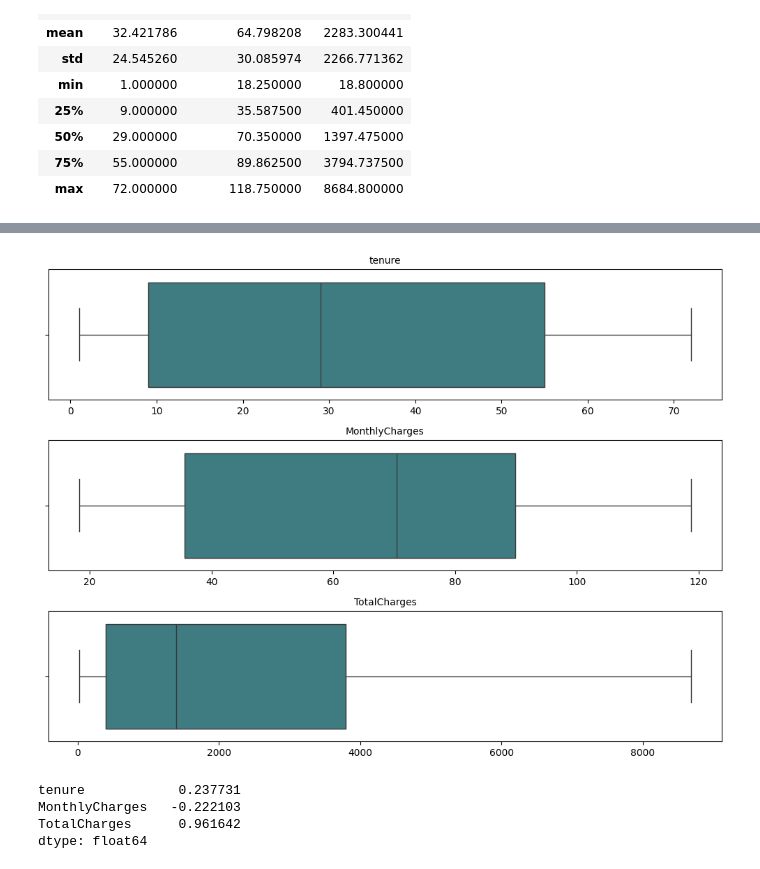
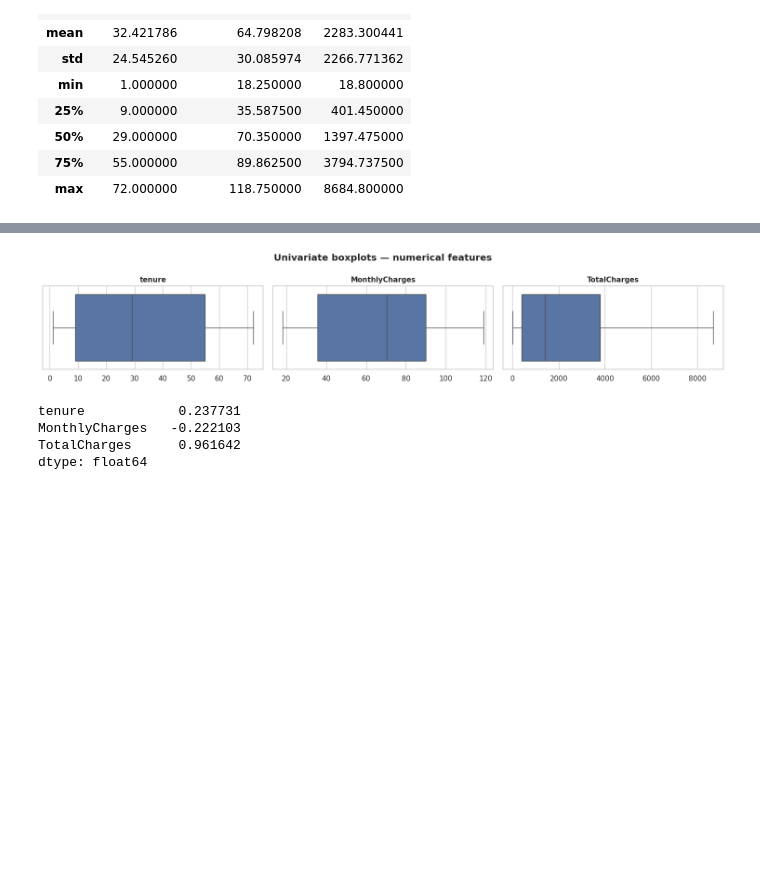
Before and after one commit to vinicius-goulart/health-churn-analysis, a Jupyter notebook: notebooks/01_eda.ipynb, the cells around one changed output, grey strips where cells are left out. Cells and saved outputs as stored; diff of their text form; code cells hidden in the pictures; blank space fills up the shorter version.

```diff
--- a/notebooks/01_eda.ipynb
+++ b/notebooks/01_eda.ipynb
@@ -12,4 +32,16 @@ df.head()
 | 3 | 7795-CFOCW | Male | 0 | No | No | 45 | No | No phone service | ... |
 | 4 | 9237-HQITU | Female | 0 | No | No | 2 | Yes | No | ... |
 5 rows × 21 columns
+# %%
+import matplotlib.pyplot as plt
+import matplotlib.ticker as mtick
+import seaborn as sns
+
+# Global plot style
+sns.set_theme(style="whitegrid")
+plt.rcParams["figure.dpi"] = 100
+plt.rcParams["axes.titleweight"] = "bold"
+
+# Consistent palette for churn comparisons (No -> blue, Yes -> orange)
+CHURN_PALETTE = ["#4C72B0", "#DD8452"]
 # %% [markdown]
@@ -218,19 +266,19 @@ plt.show();
 # %%
-# Create subplots dynamically based on the number of numeric columns
-fig, axes = plt.subplots(nrows=len(num_cols), ncols=1, figsize=(10, len(num_cols) * 2.5))
+fig, axes = plt.subplots(nrows=1, ncols=len(num_cols), figsize=(15, 3))
 
 if len(num_cols) == 1:
     axes = [axes]
 
 for i, col in enumerate(num_cols):
-    sns.boxplot(x=df[col], ax=axes[i], palette='crest', hue=axes[i], legend=False)
-    axes[i].set_title(col, fontsize=10)
-    axes[i].set_xlabel('')
+    sns.boxplot(x=df[col], ax=axes[i], color=CHURN_PALETTE[0])
+    axes[i].set_title(col, fontsize=11)
+    axes[i].set_xlabel("")
 
+plt.suptitle("Univariate boxplots — numerical features", fontweight="bold")
 plt.tight_layout()
-plt.show();
+plt.show()
 # %% [output]
-[figure, old version]
+[figure, new version]
 # %%
 # Calculate skewness for numerical features
 df[num_cols].skew()
```
Also changed, not shown: parts of 29 cells of this notebook.
